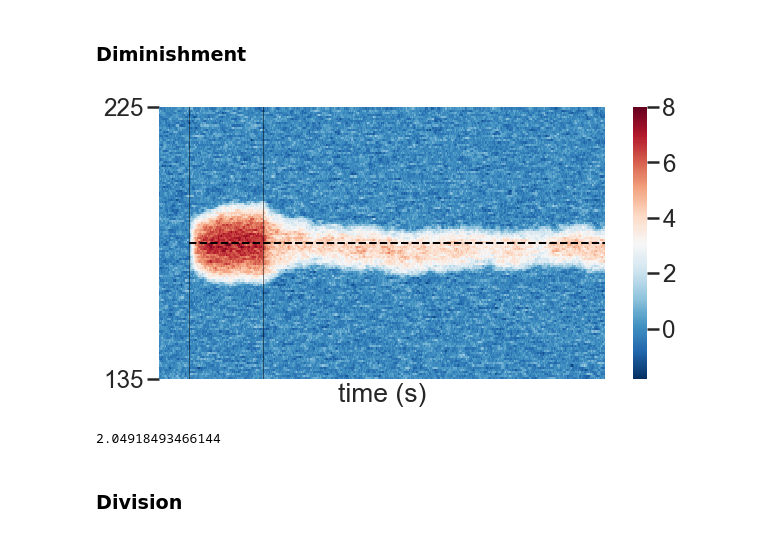
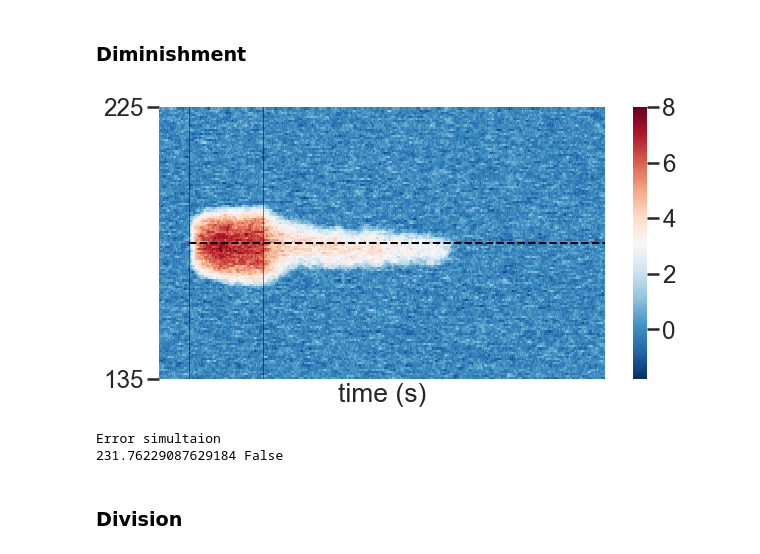
Before and after one commit to davidbestue/bump_att_misd, a Jupyter notebook: analysis_misd.ipynb, the cells around one changed output. Saved outputs shown, nothing was run; the diff lists cells and outputs as text; code cells hidden in the pictures.

```diff
--- a/analysis_misd.ipynb
+++ b/analysis_misd.ipynb
@@ -40,14 +40,16 @@ abs_180_bias
 ### Diminishment
 # %%
 an = model(totalTime=1500, targ_onset=100, angle_target_i=180, presentation_period=250, angle_separation=22, tauE=9, tauI=4,
-           n_stims=1, I0E=-0.2, I0I=0.5, GEE=0.025, GEI=0.019, GIE=0.01 , GII=0.1, sigE=1.1, sigI=1.9, kappa_E=300, kappa_I=30,
+           n_stims=1, I0E=-0.24, I0I=0.5, GEE=0.025, GEI=0.019, GIE=0.01 , GII=0.1, sigE=1.1, sigI=1.9, kappa_E=300, kappa_I=30,
            kappa_stim=75, N=512, plot_connectivity=False, plot_rate=False, plot_hm=True , plot_fit=False)
 
 abs_180_bias = abs(an[2]) ## 180-decode_rE(RE) measured that way
-abs_180_bias
+active = an[3]
+print(abs_180_bias, active)
 # %% [output]
-[figure, old version]
+[figure, new version]
-2.04918493466144
+Error simultaion
+231.76229087629184 False
 # %% [markdown]
 ### Division
 # %%
```
